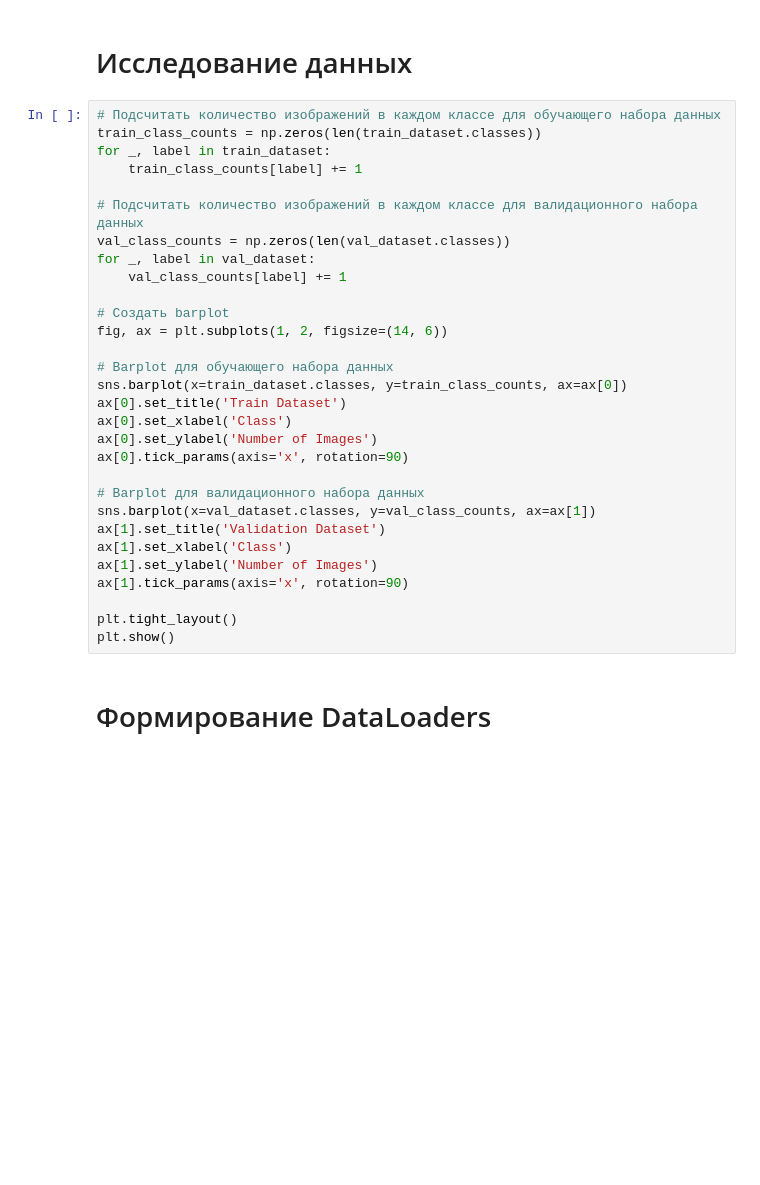
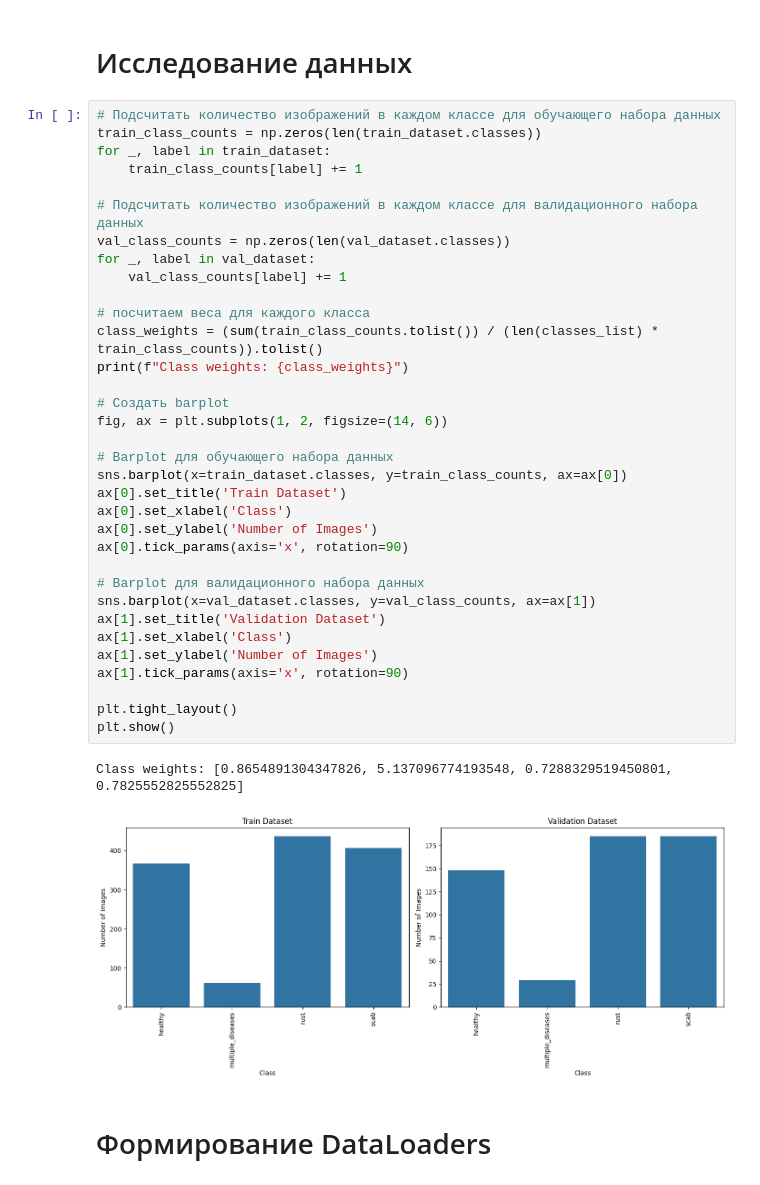
Before and after one commit to pavel-collab/SBT-Kaggle-CV, a Jupyter notebook: main.ipynb, the cells around one changed output. Drawn from its saved outputs; the diff is of its cells as text; blank space fills up the shorter version.

Commit message:
add class weights and resnet50

```diff
--- a/main.ipynb
+++ b/main.ipynb
@@ -84,33 +84,40 @@ train_dataset = CustomDataset(train_csv_file,
 # %%
 # Подсчитать количество изображений в каждом классе для обучающего набора данных
 train_class_counts = np.zeros(len(train_dataset.classes))
 for _, label in train_dataset:
     train_class_counts[label] += 1
 
 # Подсчитать количество изображений в каждом классе для валидационного набора данных
 val_class_counts = np.zeros(len(val_dataset.classes))
 for _, label in val_dataset:
     val_class_counts[label] += 1
+
+# посчитаем веса для каждого класса
+class_weights = (sum(train_class_counts.tolist()) / (len(classes_list) * train_class_counts)).tolist()
+print(f"Class weights: {class_weights}")
 
 # Создать barplot
 fig, ax = plt.subplots(1, 2, figsize=(14, 6))
 
 # Barplot для обучающего набора данных
 sns.barplot(x=train_dataset.classes, y=train_class_counts, ax=ax[0])
 ax[0].set_title('Train Dataset')
 ax[0].set_xlabel('Class')
 ax[0].set_ylabel('Number of Images')
 ax[0].tick_params(axis='x', rotation=90)
 
 # Barplot для валидационного набора данных
 sns.barplot(x=val_dataset.classes, y=val_class_counts, ax=ax[1])
 ax[1].set_title('Validation Dataset')
 ax[1].set_xlabel('Class')
 ax[1].set_ylabel('Number of Images')
 ax[1].tick_params(axis='x', rotation=90)
 
 plt.tight_layout()
 plt.show()
+# %% [output]
+Class weights: [0.8654891304347826, 5.137096774193548, 0.7288329519450801, 0.7825552825552825]
+[figure, added]
 # %% [markdown]
 # Формирование DataLoaders
 # %%
```
Also changed, not shown: 3 other files.
